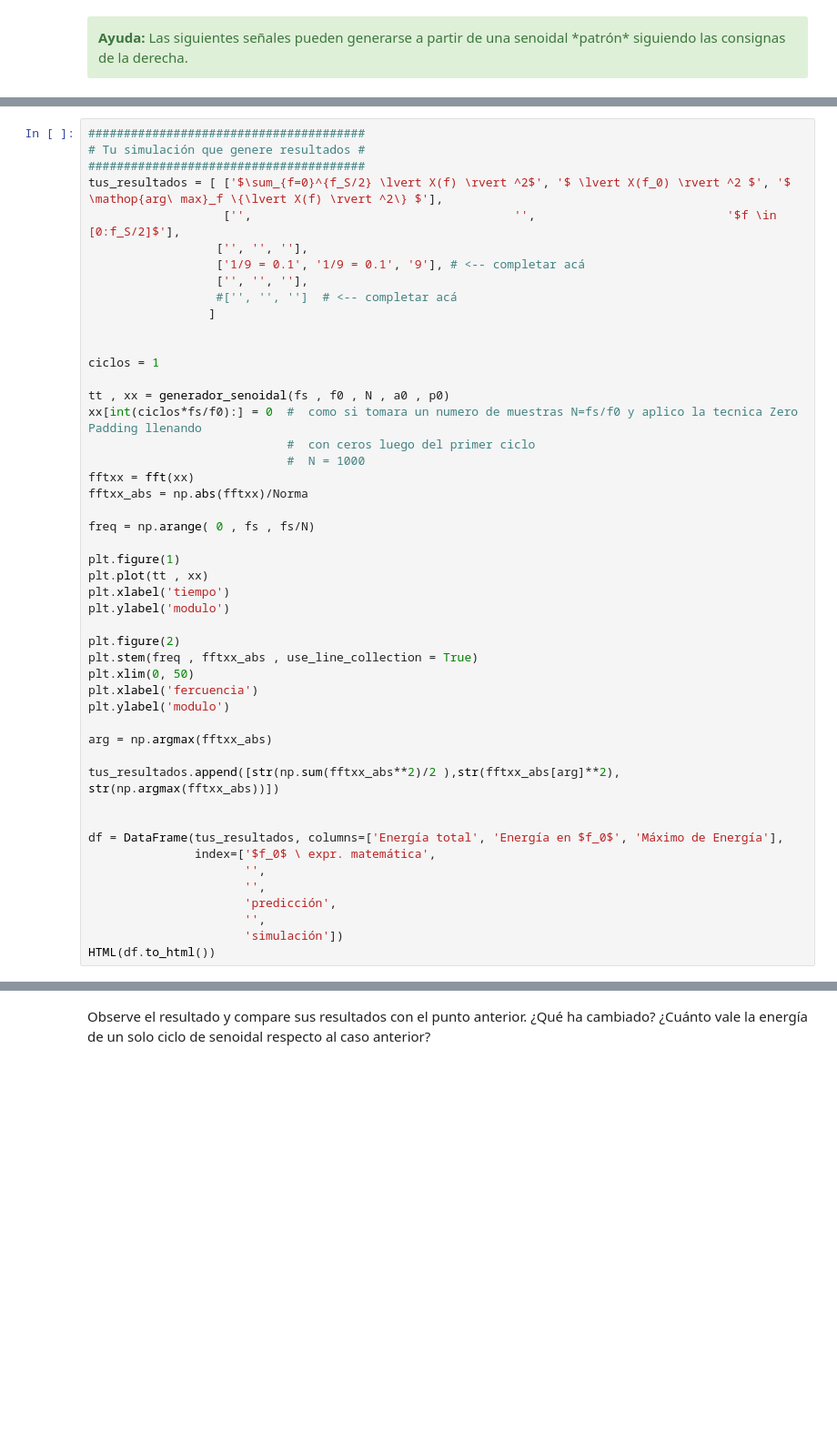
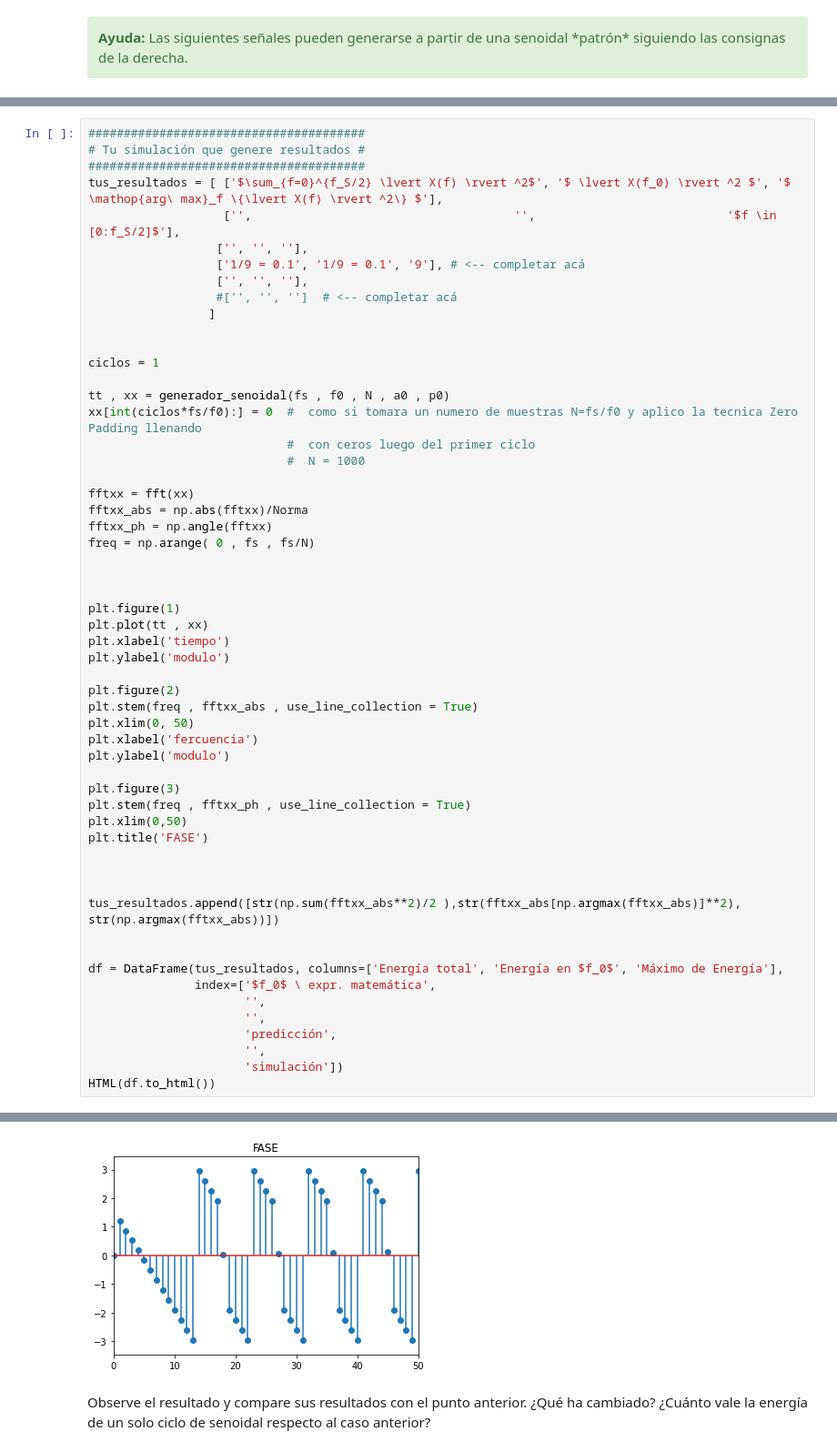
Before and after one commit to FabianVillada/PDS_TPs, a Jupyter notebook: TP1_Muestreo_Fourier.ipynb, the cells around one changed output, grey strips where cells are left out. Shown: that part at 91% size. Saved outputs shown, nothing was run; the diff lists cells and outputs as text; blank space fills up the shorter version.

```diff
--- a/TP1_Muestreo_Fourier.ipynb
+++ b/TP1_Muestreo_Fourier.ipynb
@@ -791,45 +824,54 @@ tt , xx = generador_senoidal(fs , f0 , N , a0 , p0)
 xx[int(ciclos*fs/f0):] = 0  #  como si tomara un numero de muestras N=fs/f0 y aplico la tecnica Zero Padding llenando
                             #  con ceros luego del primer ciclo
                             #  N = 1000
+
 fftxx = fft(xx)
 fftxx_abs = np.abs(fftxx)/Norma
+fftxx_ph = np.angle(fftxx)
+freq = np.arange( 0 , fs , fs/N)
 
-freq = np.arange( 0 , fs , fs/N)
+
 
 plt.figure(1)
 plt.plot(tt , xx)
 plt.xlabel('tiempo')
 plt.ylabel('modulo')
 
 plt.figure(2)
 plt.stem(freq , fftxx_abs , use_line_collection = True)
 plt.xlim(0, 50)
 plt.xlabel('fercuencia')
 plt.ylabel('modulo')
 
-arg = np.argmax(fftxx_abs)
+plt.figure(3)
+plt.stem(freq , fftxx_ph , use_line_collection = True)
+plt.xlim(0,50)
+plt.title('FASE')
 
-tus_resultados.append([str(np.sum(fftxx_abs**2)/2 ),str(fftxx_abs[arg]**2), str(np.argmax(fftxx_abs))])
+
+
+tus_resultados.append([str(np.sum(fftxx_abs**2)/2 ),str(fftxx_abs[np.argmax(fftxx_abs)]**2), str(np.argmax(fftxx_abs))])
 
 
 df = DataFrame(tus_resultados, columns=['Energía total', 'Energía en $f_0$', 'Máximo de Energía'],
                index=['$f_0$ \ expr. matemática',
                       '',
                       '',
                       'predicción',
                       '',
                       'simulación'])
 HTML(df.to_html())
 # %% [output]
 |  | Energía total | Energía en $f_0$ | Máximo de Energía |
 | $f_0$ \ expr. matemática | $\sum_{f=0}^{f_S/2} \lvert X(f) \... | $ \lvert X(f_0) \rvert ^2 $ | $ \mathop{arg\ max}_f \{\lvert X(... |
 |  |  |  | $f \in [0:f_S/2]$ |
 |  |  |  |  |
 | predicción | 1/9 = 0.1 | 1/9 = 0.1 | 9 |
 |  |  |  |  |
 | simulación | 0.11111095025151768 | 0.013285662042849757 | 8 |
 [figure]
 [figure]
+[figure, added]
 # %% [markdown]
 Observe el resultado y compare sus resultados con el punto anterior. ¿Qué ha cambiado? ¿Cuánto vale la energía de un solo ciclo de senoidal respecto al caso anterior?
 # %% [markdown]
```
Also changed, not shown: parts of 33 cells of this notebook.
